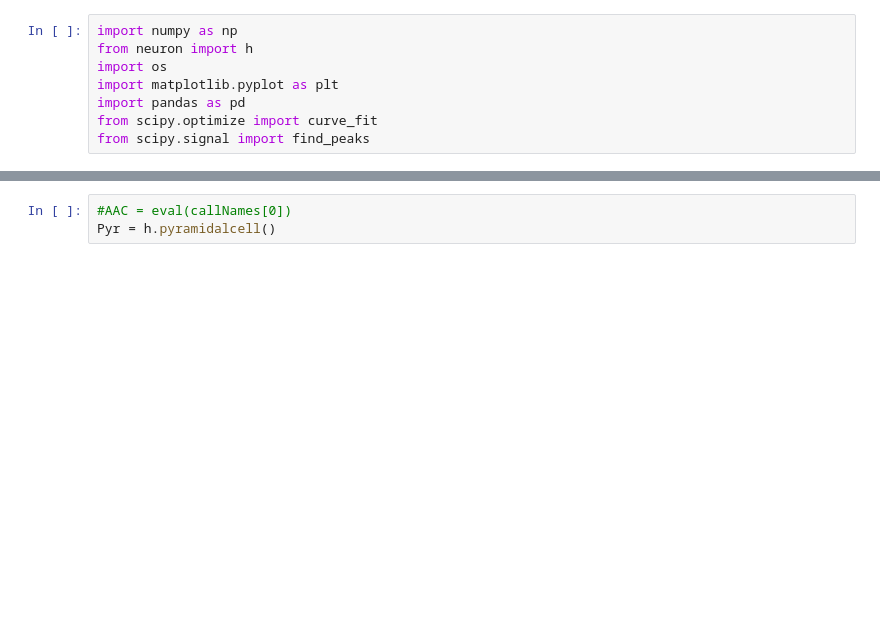
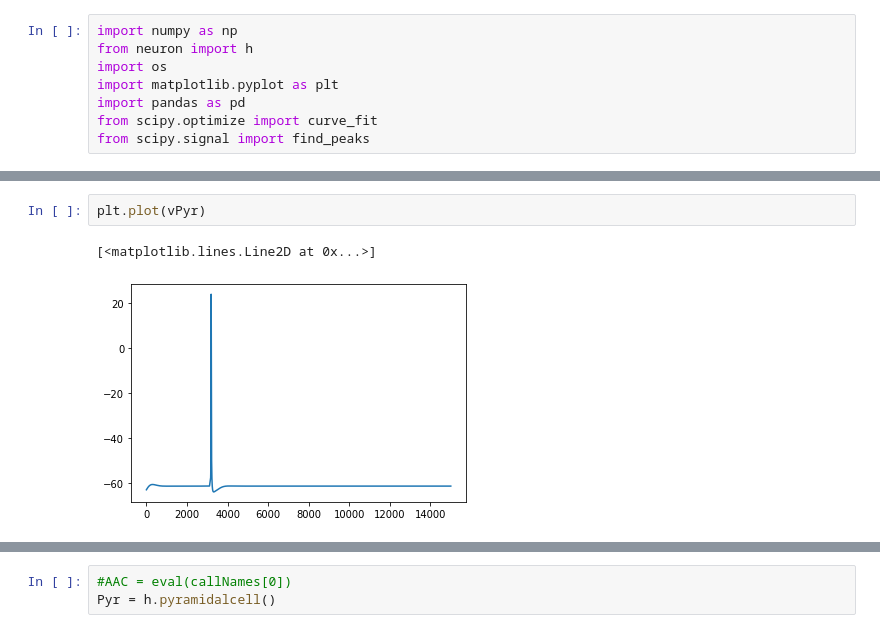
Before and after one commit to ddopp4877/CA1_model, a Jupyter notebook: ch2pyrtesting.ipynb, the cells around one changed output, grey strips where cells are left out. Cells and saved outputs as stored; diff of their text form; blank space fills up the shorter version.

```diff
--- a/ch2pyrtesting.ipynb
+++ b/ch2pyrtesting.ipynb
@@ -144,0 +165,5 @@ Text(0, 0.5, 'current (pA)')
+# %%
+plt.plot(vPyr)
+# %% [output]
+[<matplotlib.lines.Line2D at 0x...>]
+[figure, added]
```
Also changed, not shown: parts of 28 cells of this notebook, 4 other files.
